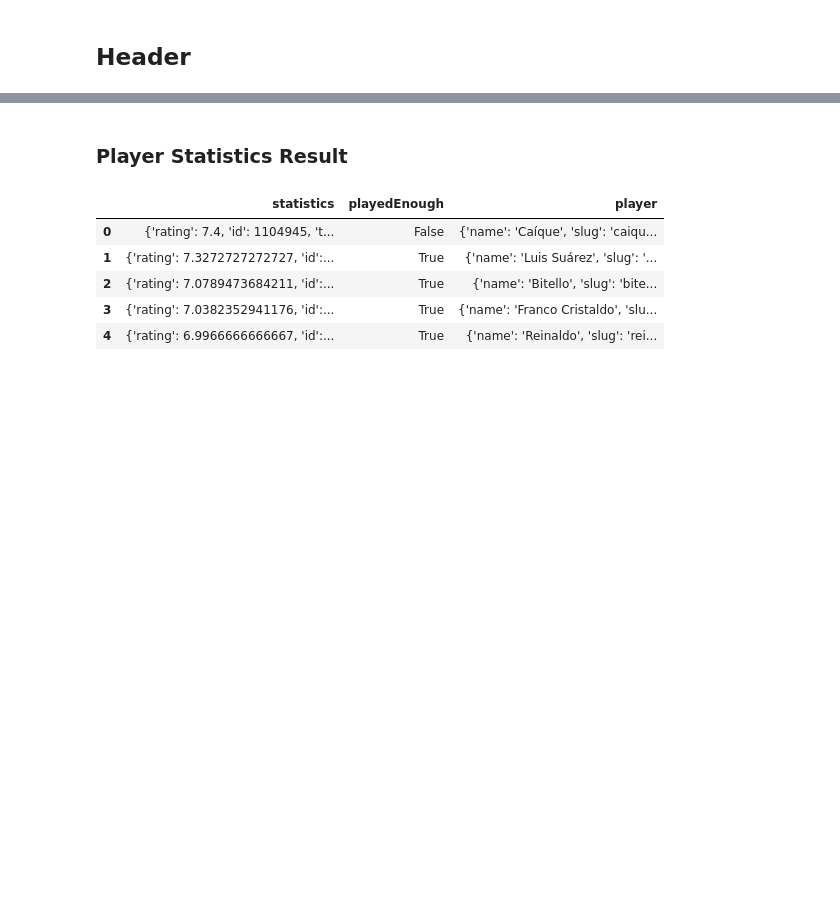
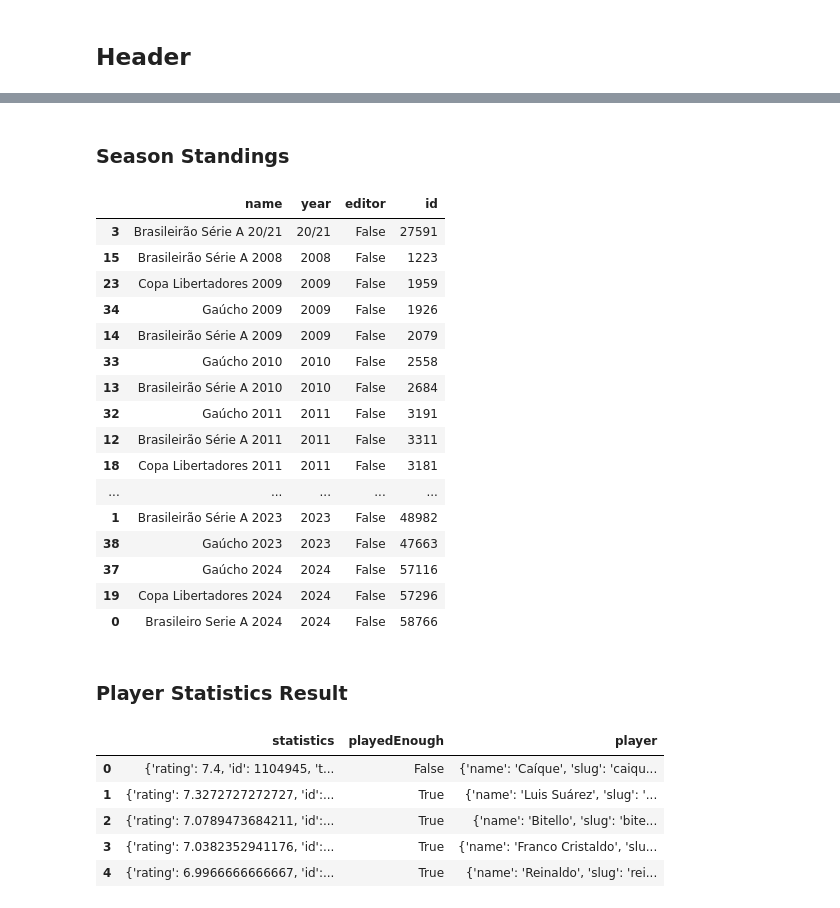
Before and after one commit to guiml/sofascore, a Jupyter notebook: sofascore_poc.ipynb, the cells around one changed output, grey strips where cells are left out. Cells and saved outputs as stored; diff of their text form; code cells hidden in the pictures; blank space fills up the shorter version.

```diff
--- a/sofascore_poc.ipynb
+++ b/sofascore_poc.ipynb
@@ -14,3 +40,35 @@ headers = {
+# %% [markdown]
+### Season Standings
+# %%
+
+url_season_standings = "https://sofasport.p.rapidapi.com/v1/teams/standings/seasons"
+querystring_season_standings = {"team_id":"5926"}
+response_season_standings = requests.get(url_season_standings, headers=headers, params=querystring_season_standings)
+# %%
+json_season_standings_results = response_season_standings.json()['data']
+df_team_season = pd.json_normalize(json_season_standings_results, max_level=1)
+
+df_team_leagues = pd.json_normalize(df_team_season.explode("seasons")['seasons'])
+# %%
+df_team_leagues.sort_values(by='year')
+# %% [output]
+|  | name | year | editor | id |
+| 3 | Brasileirão Série A 20/21 | 20/21 | False | 27591 |
+| 15 | Brasileirão Série A 2008 | 2008 | False | 1223 |
+| 23 | Copa Libertadores 2009 | 2009 | False | 1959 |
+| 34 | Gaúcho 2009 | 2009 | False | 1926 |
+| 14 | Brasileirão Série A 2009 | 2009 | False | 2079 |
+| 33 | Gaúcho 2010 | 2010 | False | 2558 |
+| 13 | Brasileirão Série A 2010 | 2010 | False | 2684 |
+| 32 | Gaúcho 2011 | 2011 | False | 3191 |
+| 12 | Brasileirão Série A 2011 | 2011 | False | 3311 |
+| 18 | Copa Libertadores 2011 | 2011 | False | 3181 |
+| ... | ... | ... | ... | ... |
+| 1 | Brasileirão Série A 2023 | 2023 | False | 48982 |
+| 38 | Gaúcho 2023 | 2023 | False | 47663 |
+| 37 | Gaúcho 2024 | 2024 | False | 57116 |
+| 19 | Copa Libertadores 2024 | 2024 | False | 57296 |
+| 0 | Brasileiro Serie A 2024 | 2024 | False | 58766 |
 # %% [markdown]
 ### Player Statistics Result
 # %%
```
Also changed, not shown: parts of 7 cells of this notebook.
